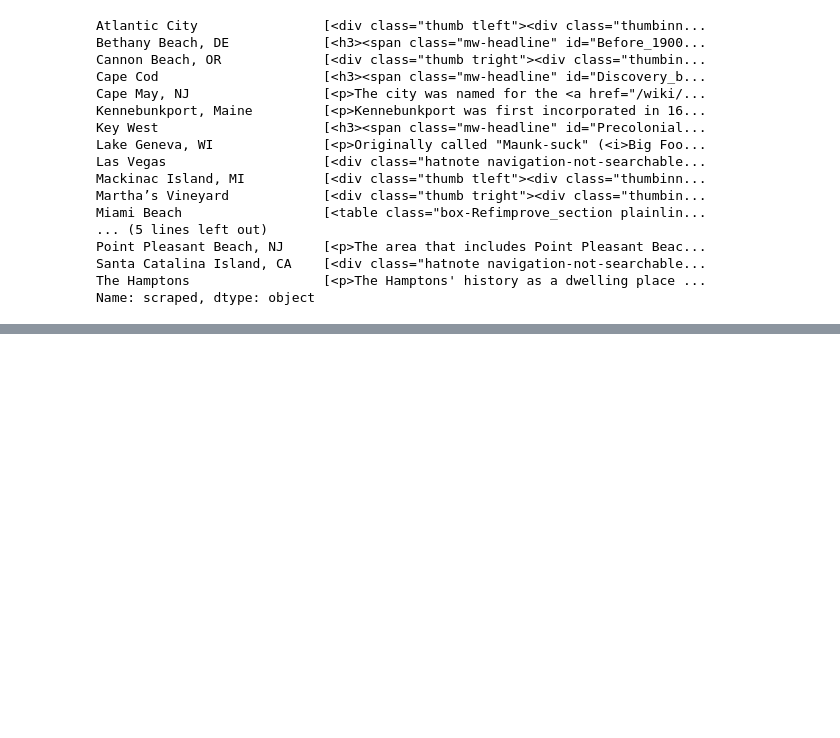
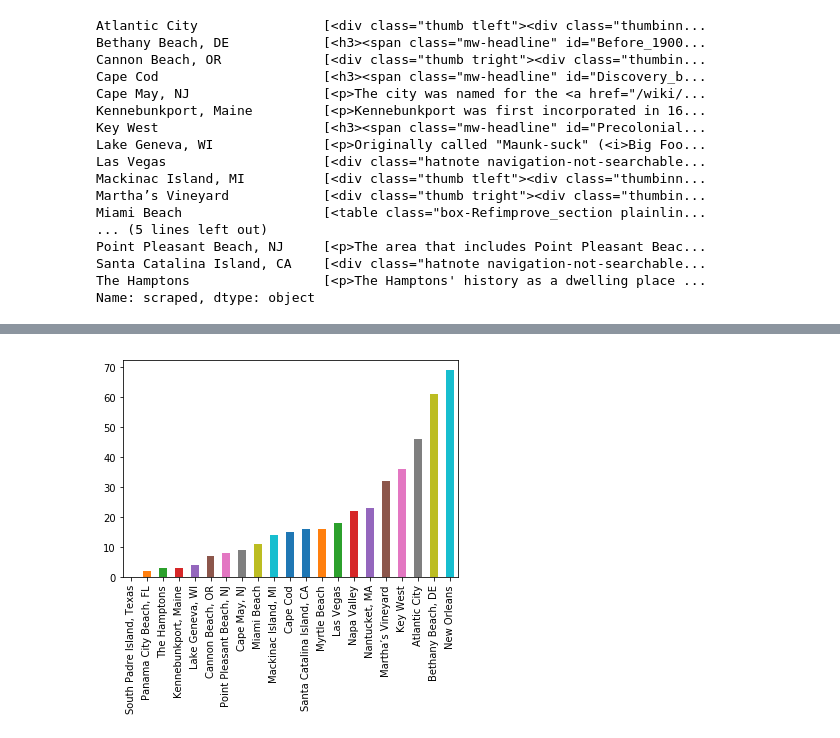
Before and after one commit to it176131/Presentations, a Jupyter notebook: Analytics_Learning_Lab_2019Q1.ipynb, the cells around one changed output, grey strips where cells are left out. Drawn from its saved outputs; the diff is of its cells as text; code cells hidden in the pictures; blank space fills up the shorter version.

```diff
--- a/Analytics_Learning_Lab_2019Q1.ipynb
+++ b/Analytics_Learning_Lab_2019Q1.ipynb
@@ -1716,0 +1717,6 @@ df.head()
+# %%
+# you can remove the value using `.dropna()` before sorting,
+# or you can place on the left side by changing "last" to "first"
+df.history.drop_duplicates().str.len().sort_values(na_position='first').plot.bar();
+# %% [output]
+[figure, added]
```
Also changed, not shown: parts of 43 cells of this notebook.
